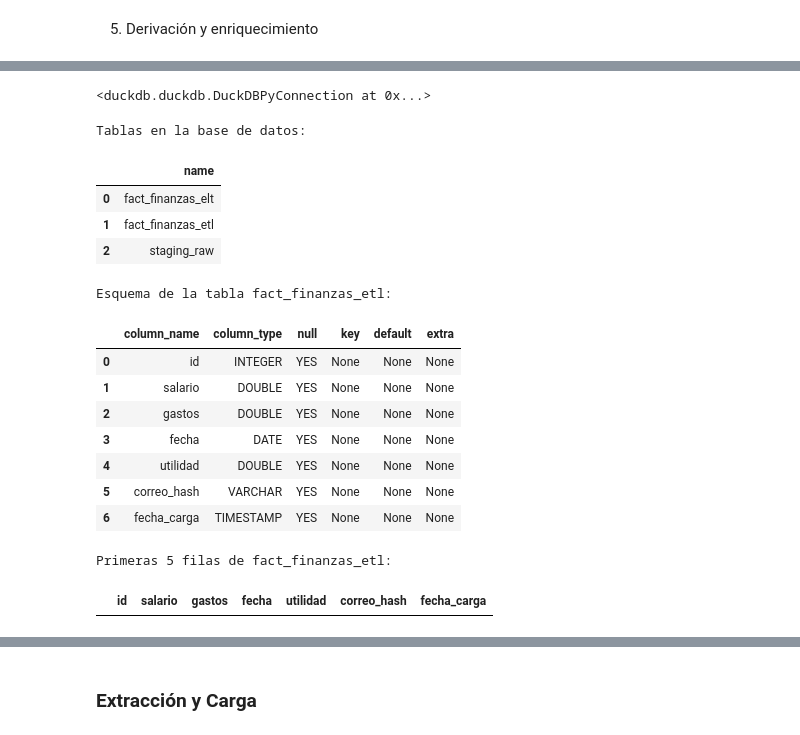
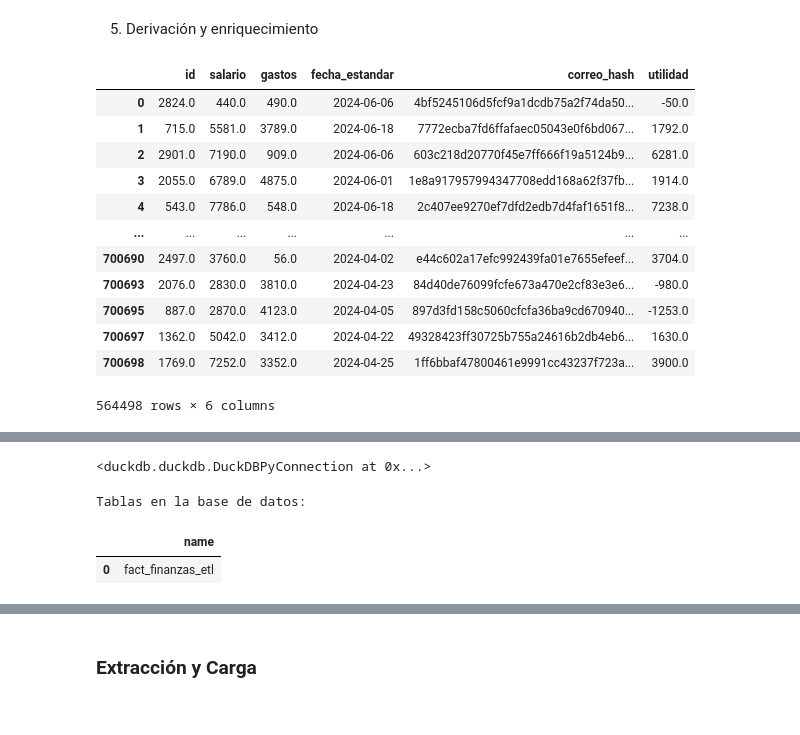
Before and after one commit to Katte1807/BigData2026, a Jupyter notebook: Cuadernos/4_etl_elt_.ipynb, the cells around one changed output, grey strips where cells are left out. Cells and saved outputs as stored; diff of their text form; code cells hidden in the pictures.

```diff
--- a/Cuadernos/4_etl_elt_.ipynb
+++ b/Cuadernos/4_etl_elt_.ipynb
@@ -327,6 +402,21 @@ df_total.head()
 5. Derivación y enriquecimiento
 # %%
 df_total['utilidad'] = df_total['salario'] - df_total['gastos']
+df_total
+# %% [output]
+|  | id | salario | gastos | fecha_estandar | correo_hash | utilidad |
+| 0 | 2824.0 | 440.0 | 490.0 | 2024-06-06 | 4bf5245106d5fcf9a1dcdb75a2f74da50... | -50.0 |
+| 1 | 715.0 | 5581.0 | 3789.0 | 2024-06-18 | 7772ecba7fd6ffafaec05043e0f6bd067... | 1792.0 |
+| 2 | 2901.0 | 7190.0 | 909.0 | 2024-06-06 | 603c218d20770f45e7ff666f19a5124b9... | 6281.0 |
+| 3 | 2055.0 | 6789.0 | 4875.0 | 2024-06-01 | 1e8a917957994347708edd168a62f37fb... | 1914.0 |
+| 4 | 543.0 | 7786.0 | 548.0 | 2024-06-18 | 2c407ee9270ef7dfd2edb7d4faf1651f8... | 7238.0 |
+| ... | ... | ... | ... | ... | ... | ... |
+| 700690 | 2497.0 | 3760.0 | 56.0 | 2024-04-02 | e44c602a17efc992439fa01e7655efeef... | 3704.0 |
+| 700693 | 2076.0 | 2830.0 | 3810.0 | 2024-04-23 | 84d40de76099fcfe673a470e2cf83e3e6... | -980.0 |
+| 700695 | 887.0 | 2870.0 | 4123.0 | 2024-04-05 | 897d3fd158c5060cfcfa36ba9cd670940... | -1253.0 |
+| 700697 | 1362.0 | 5042.0 | 3412.0 | 2024-04-22 | 49328423ff30725b755a24616b2db4eb6... | 1630.0 |
+| 700698 | 1769.0 | 7252.0 | 3352.0 | 2024-04-25 | 1ff6bbaf47800461e9991cc43237f723a... | 3900.0 |
+564498 rows × 6 columns
 # %% [markdown]
 ### CARGA (Load)
 
@@ -370,7 +460,6 @@ CREATE TABLE fact_finanzas_etl (
 # %% [output]
 <duckdb.duckdb.DuckDBPyConnection at 0x...>
 # %%
-
 
 print("Tablas en la base de datos:")
 # Consultar las tablas existentes en la base de datos
@@ -379,33 +468,7 @@ print("Tablas en la base de datos:")
 # O en DuckDB también se puede usar 'SHOW TABLES;'
 tables_df = conn.execute("SHOW TABLES;").fetchdf()
 display(tables_df)
-
-# Si quieres ver el esquema de una tabla específica, por ejemplo, 'fact_finanzas_etl'
-print("Esquema de la tabla fact_finanzas_etl:")
-schema_etl_df = conn.execute("DESCRIBE fact_finanzas_etl;").fetchdf()
-display(schema_etl_df)
-
-# Si quieres ver algunas filas de una tabla, por ejemplo, 'fact_finanzas_etl'
-print("Primeras 5 filas de fact_finanzas_etl:")
-fact_finanzas_etl_df = conn.execute("SELECT * FROM fact_finanzas_etl LIMIT 5;").fetchdf()
-display(fact_finanzas_etl_df)
-
-# Cerrar la conexión cuando hayas terminado
-conn.close()
 # %% [output]
 Tablas en la base de datos:
 |  | name |
-| 0 | fact_finanzas_elt |
-| 1 | fact_finanzas_etl |
-| 2 | staging_raw |
+| 0 | fact_finanzas_etl |
-Esquema de la tabla fact_finanzas_etl:
-|  | column_name | column_type | null | key | default | extra |
-| 0 | id | INTEGER | YES | None | None | None |
-| 1 | salario | DOUBLE | YES | None | None | None |
-| 2 | gastos | DOUBLE | YES | None | None | None |
-| 3 | fecha | DATE | YES | None | None | None |
-| 4 | utilidad | DOUBLE | YES | None | None | None |
-| 5 | correo_hash | VARCHAR | YES | None | None | None |
-| 6 | fecha_carga | TIMESTAMP | YES | None | None | None |
-Primeras 5 filas de fact_finanzas_etl:
-|  | id | salario | gastos | fecha | utilidad | correo_hash | fecha_carga |
```
Also changed, not shown: parts of 24 cells of this notebook.
